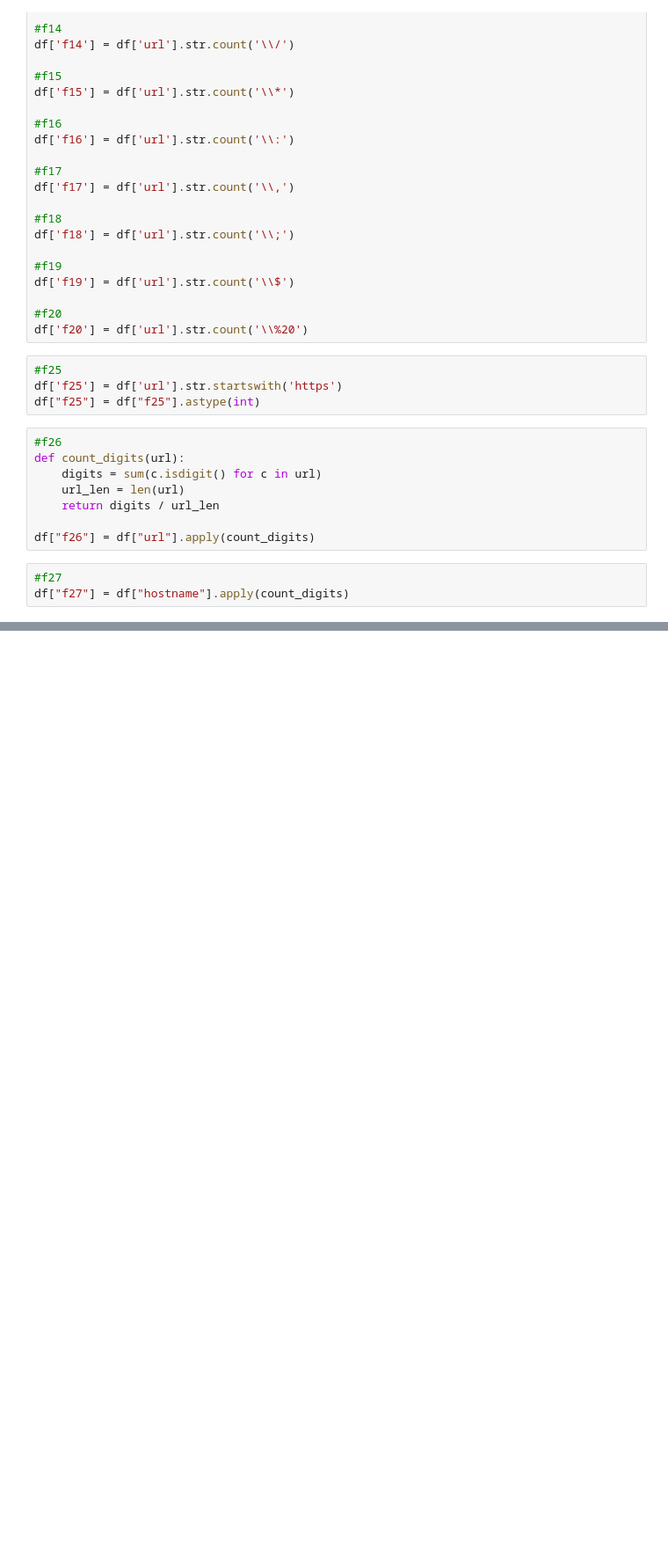
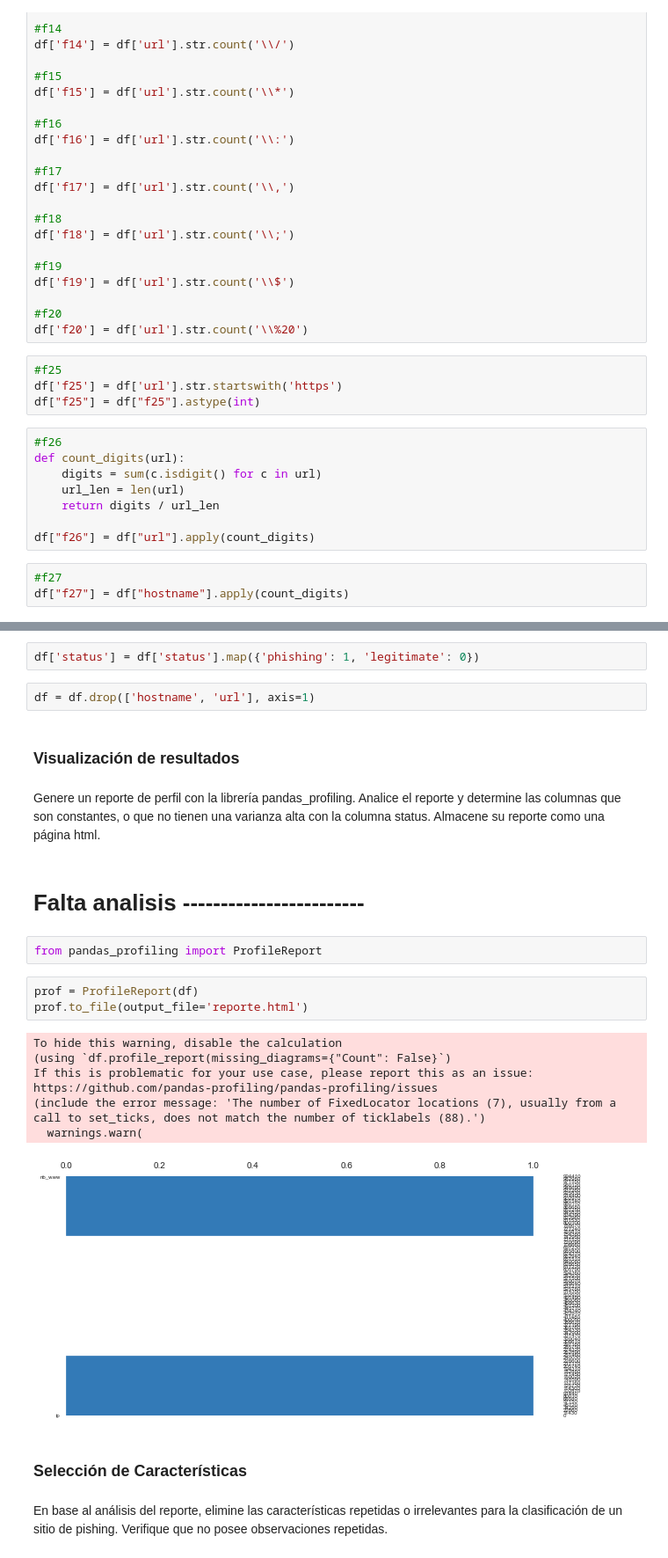
Before and after one commit to JosePabloPonce/Laboratorio-1-Security-Data-Science, a Jupyter notebook: Laboratorio.ipynb, the cells around one changed output, grey strips where cells are left out. Shown at 88% size. Drawn from its saved outputs; the diff is of its cells as text; blank space fills up the shorter version.

```diff
--- a/Laboratorio.ipynb
+++ b/Laboratorio.ipynb
@@ -140,0 +146,30 @@ df.sample(n=5).head()
+# %%
+df['status'] = df['status'].map({'phishing': 1, 'legitimate': 0})
+# %%
+df = df.drop(['hostname', 'url'], axis=1)
+# %% [markdown]
+### Visualización de resultados
+# %% [markdown]
+Genere un reporte de perfil con la librería pandas_profiling. Analice el reporte y determine las
+columnas que son constantes, o que no tienen una varianza alta con la columna status. Almacene su
+reporte como una página html.
+# %% [markdown]
+# Falta analisis ------------------------
+# %%
+from pandas_profiling import ProfileReport
+# %%
+prof = ProfileReport(df)
+prof.to_file(output_file='reporte.html')
+# %% [output]
+To hide this warning, disable the calculation
+(using `df.profile_report(missing_diagrams={"Count": False}`)
+If this is problematic for your use case, please report this as an issue:
+https://github.com/pandas-profiling/pandas-profiling/issues
+(include the error message: 'The number of FixedLocator locations (7), usually from a call to set_ticks, does not match the number of ticklabels (88).')
+  warnings.warn(
+[figure, added]
+# %% [markdown]
+### Selección de Características
+# %% [markdown]
+En base al análisis del reporte, elimine las características repetidas o irrelevantes para la clasificación
+de un sitio de pishing. Verifique que no posee observaciones repetidas.
```
Also changed, not shown: parts of 4 cells of this notebook, 1 other file.
